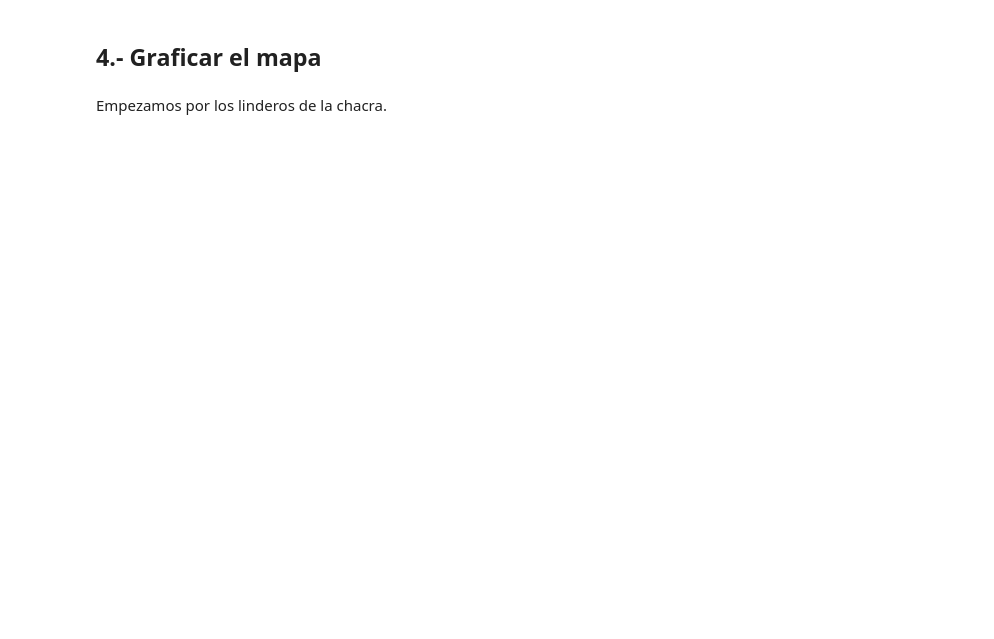
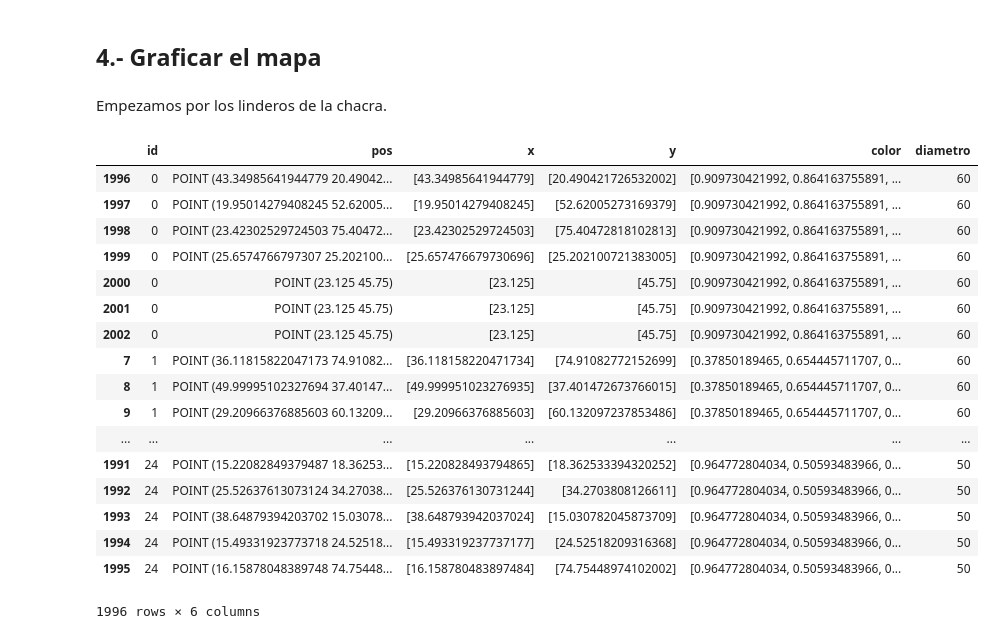
Before and after one commit to icarito/arbio-diagram, a Jupyter notebook: diagrama.ipynb, the cells around one changed output. Cells and saved outputs as stored; diff of their text form; code cells hidden in the pictures; blank space fills up the shorter version.

```diff
--- a/diagrama.ipynb
+++ b/diagrama.ipynb
@@ -105,4 +171,25 @@ for estrato in consolidado.iterrows():
 ## 4.- Graficar el mapa
 # %% [markdown]
 Empezamos por los linderos de la chacra.
+# %%
+pob.individuos.dropna()
+# %% [output]
+|  | id | pos | x | y | color | diametro |
+| 1996 | 0 | POINT (43.34985641944779 20.49042... | [43.34985641944779] | [20.490421726532002] | [0.909730421992, 0.864163755891, ... | 60 |
+| 1997 | 0 | POINT (19.95014279408245 52.62005... | [19.95014279408245] | [52.62005273169379] | [0.909730421992, 0.864163755891, ... | 60 |
+| 1998 | 0 | POINT (23.42302529724503 75.40472... | [23.42302529724503] | [75.40472818102813] | [0.909730421992, 0.864163755891, ... | 60 |
+| 1999 | 0 | POINT (25.6574766797307 25.202100... | [25.657476679730696] | [25.202100721383005] | [0.909730421992, 0.864163755891, ... | 60 |
+| 2000 | 0 | POINT (23.125 45.75) | [23.125] | [45.75] | [0.909730421992, 0.864163755891, ... | 60 |
+| 2001 | 0 | POINT (23.125 45.75) | [23.125] | [45.75] | [0.909730421992, 0.864163755891, ... | 60 |
+| 2002 | 0 | POINT (23.125 45.75) | [23.125] | [45.75] | [0.909730421992, 0.864163755891, ... | 60 |
+| 7 | 1 | POINT (36.11815822047173 74.91082... | [36.118158220471734] | [74.91082772152699] | [0.37850189465, 0.654445711707, 0... | 60 |
+| 8 | 1 | POINT (49.99995102327694 37.40147... | [49.999951023276935] | [37.401472673766015] | [0.37850189465, 0.654445711707, 0... | 60 |
+| 9 | 1 | POINT (29.20966376885603 60.13209... | [29.20966376885603] | [60.132097237853486] | [0.37850189465, 0.654445711707, 0... | 60 |
+| ... | ... | ... | ... | ... | ... | ... |
+| 1991 | 24 | POINT (15.22082849379487 18.36253... | [15.220828493794865] | [18.362533394320252] | [0.964772804034, 0.50593483966, 0... | 50 |
+| 1992 | 24 | POINT (25.52637613073124 34.27038... | [25.526376130731244] | [34.2703808126611] | [0.964772804034, 0.50593483966, 0... | 50 |
+| 1993 | 24 | POINT (38.64879394203702 15.03078... | [38.648793942037024] | [15.030782045873709] | [0.964772804034, 0.50593483966, 0... | 50 |
+| 1994 | 24 | POINT (15.49331923773718 24.52518... | [15.493319237737177] | [24.52518209316368] | [0.964772804034, 0.50593483966, 0... | 50 |
+| 1995 | 24 | POINT (16.15878048389748 74.75448... | [16.158780483897484] | [74.75448974102002] | [0.964772804034, 0.50593483966, 0... | 50 |
+1996 rows × 6 columns
 # %%
```
Also changed, not shown: parts of 10 cells of this notebook.
